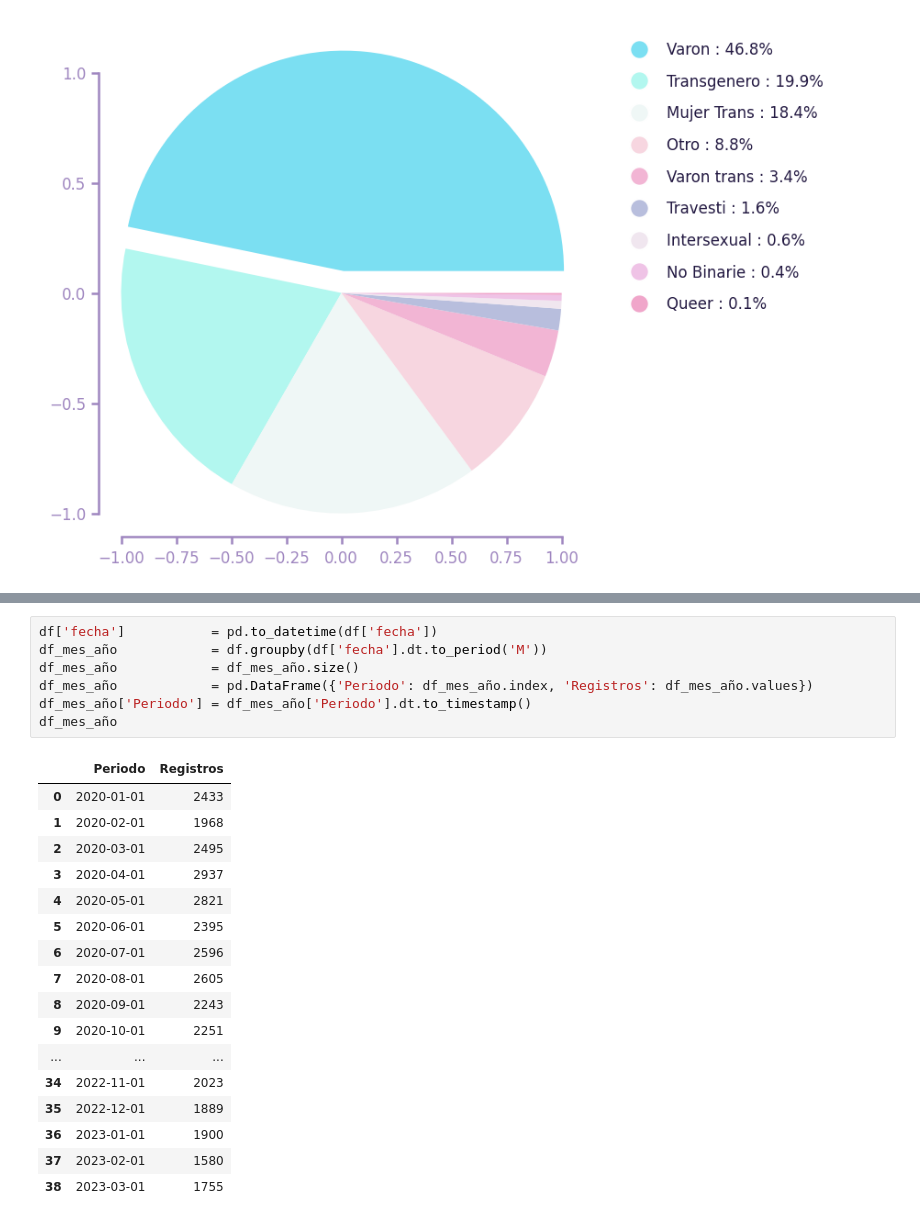
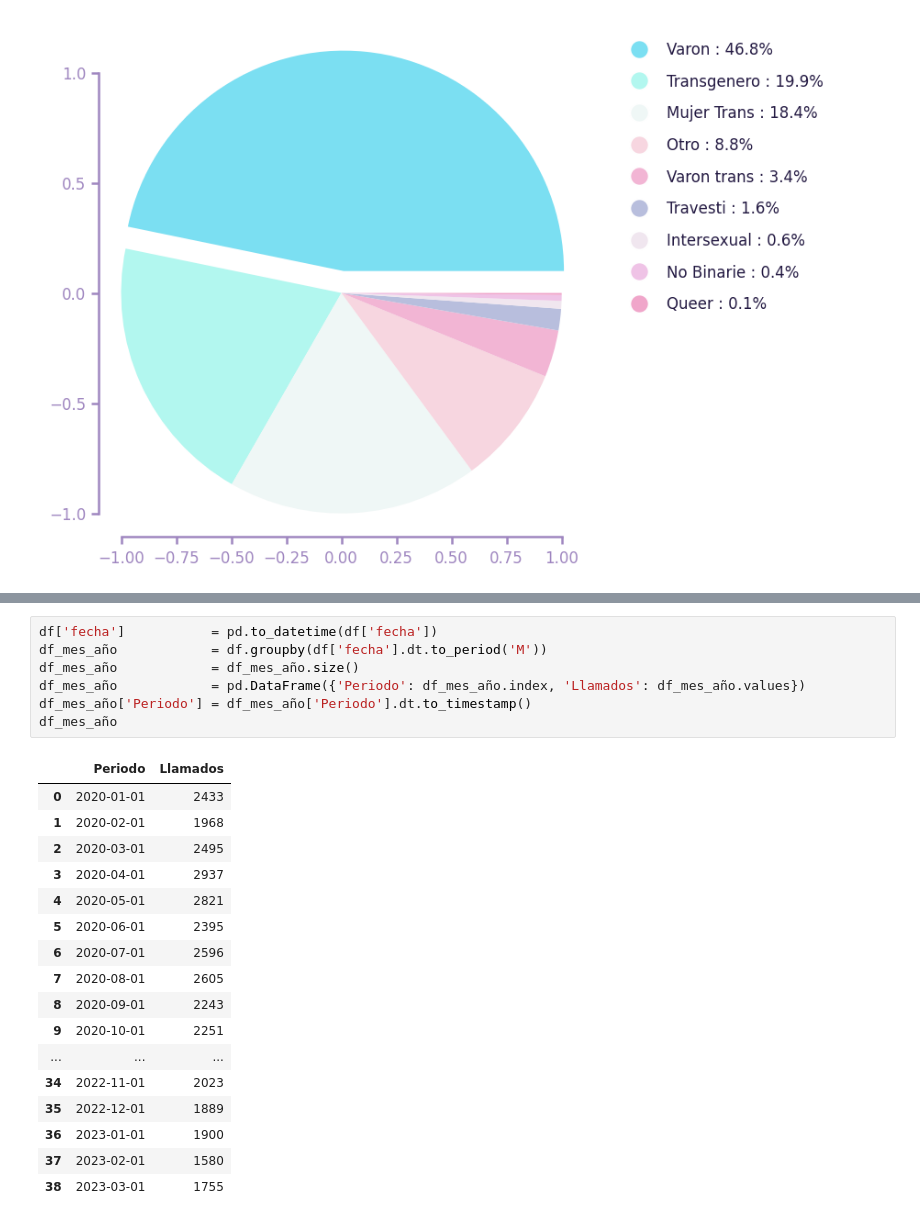
Before and after one commit to DataAnalystGabo/Analisis-Exploratorio-de-Datos-Linea-144, a Jupyter notebook: Notebooks/analisis.ipynb, the cells around one changed output, grey strips where cells are left out. Drawn from its saved outputs; the diff is of its cells as text.

```diff
--- a/Notebooks/analisis.ipynb
+++ b/Notebooks/analisis.ipynb
@@ -317,12 +319,12 @@ plt.show()
 # %%
 df['fecha']           = pd.to_datetime(df['fecha'])
 df_mes_año            = df.groupby(df['fecha'].dt.to_period('M'))
 df_mes_año            = df_mes_año.size()
-df_mes_año            = pd.DataFrame({'Periodo': df_mes_año.index, 'Registros': df_mes_año.values})
+df_mes_año            = pd.DataFrame({'Periodo': df_mes_año.index, 'Llamados': df_mes_año.values})
 df_mes_año['Periodo'] = df_mes_año['Periodo'].dt.to_timestamp()
 df_mes_año
 # %% [output]
-|  | Periodo | Registros |
+|  | Periodo | Llamados |
 | 0 | 2020-01-01 | 2433 |
 | 1 | 2020-02-01 | 1968 |
 | 2 | 2020-03-01 | 2495 |
```
Also changed, not shown: parts of 10 cells of this notebook.
